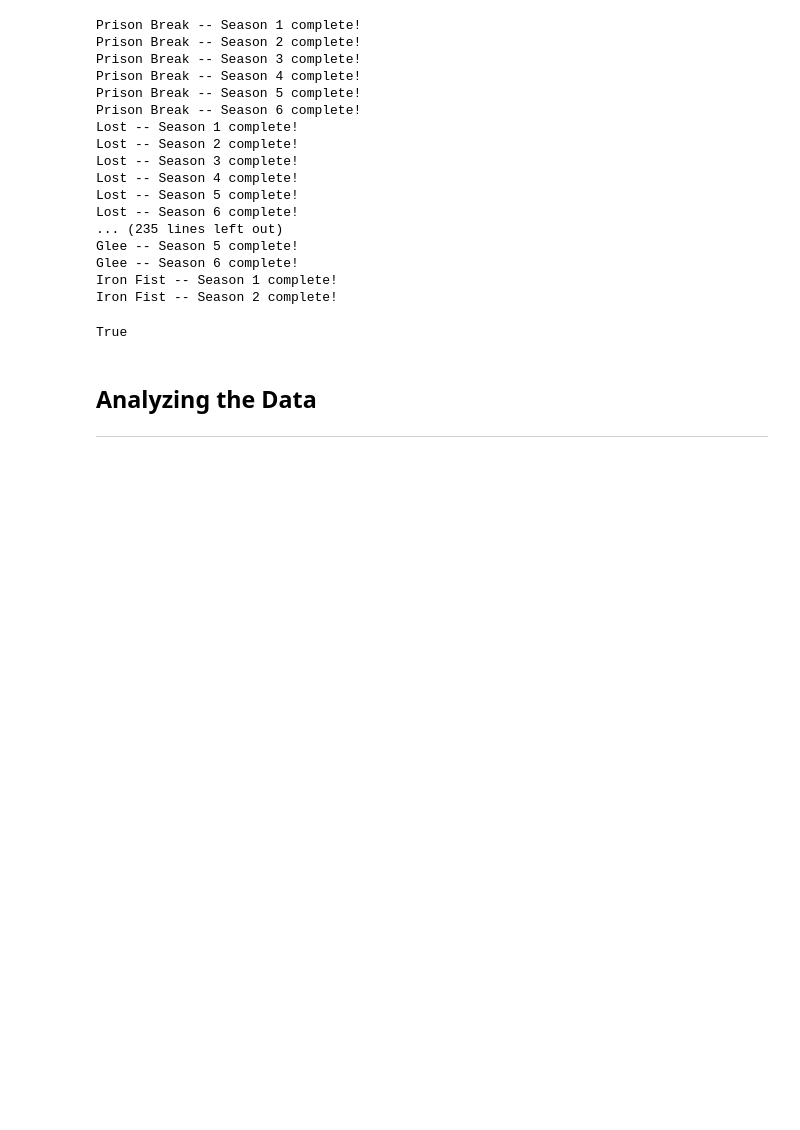
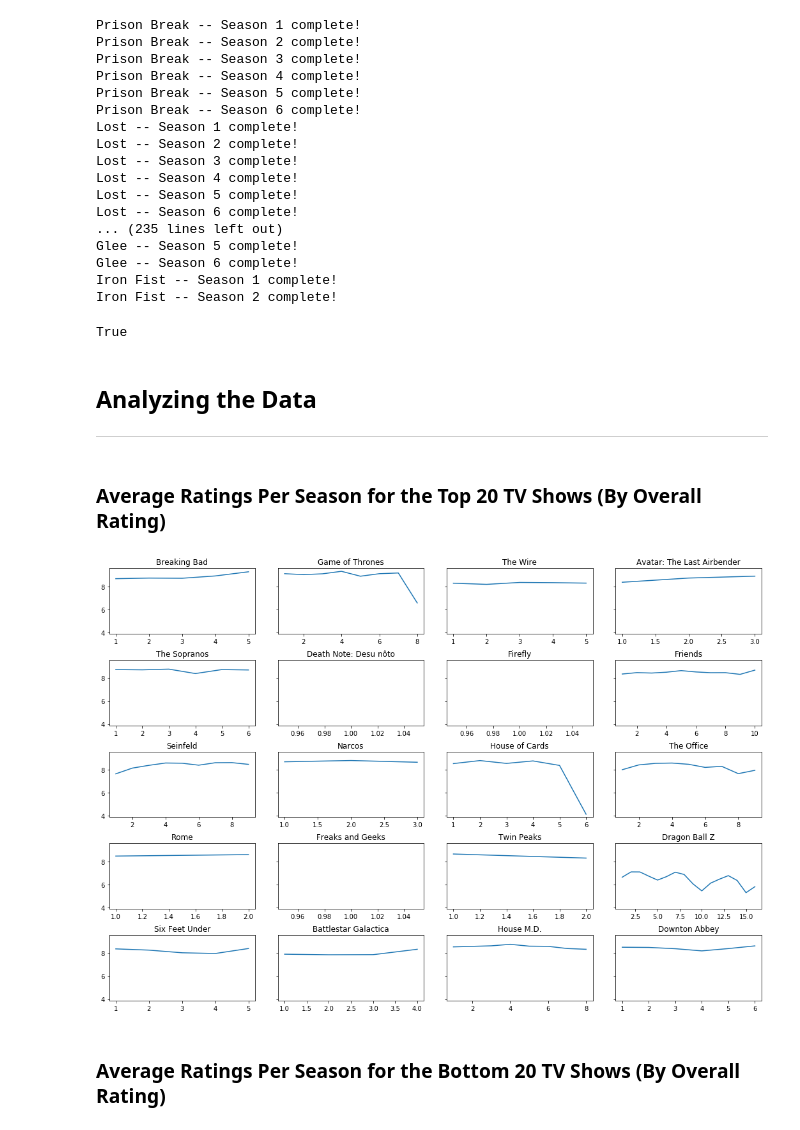
Before and after one commit to stefanjaro/tv-show-season-ratings, a Jupyter notebook: tv-show-season-ratings.ipynb, the cells around one changed output. Cells and saved outputs as stored; diff of their text form; code cells hidden in the pictures; blank space fills up the shorter version.

```diff
--- a/tv-show-season-ratings.ipynb
+++ b/tv-show-season-ratings.ipynb
@@ -260,5 +260,56 @@ only_rated.to_csv("only_rated_episodes.csv", index=False, encoding="utf-8")
 ## Analyzing the Data
 
 ---
+# %%
+# import backups
+
+# tv shows
+tv_shows = pd.read_csv("tv_shows.csv")
+complete_shows = tv_shows[tv_shows.status == True]
+complete_shows = complete_shows.reset_index(drop=True)
+
+# episode ratings
+only_rated = pd.read_csv("only_rated_episodes.csv", parse_dates=True)
+only_rated = only_rated.assign(formatted_date = pd.to_datetime(only_rated.episode_date))
+# %%
+# calculate the average rating per season for each tv show
+season_avg = only_rated.groupby(["show", "season_num"])["rating"].mean().reset_index()
+# %% [markdown]
+### Average Ratings Per Season for the Top 20 TV Shows (By Overall Rating)
+# %%
+# get top 20 tv shows
+top20_tv = complete_shows.sort_values("overall_rating", ascending=False)["title"].iloc[:20].tolist()
+# %%
+## FIX THIS -- MAKE IT NICER
+
+# plot the average rating per season for all shows
+
+# setup
+f, ax = plt.subplots(nrows=5, ncols=4, sharey=True)
+ax = ax.ravel()
+f.tight_layout(
+    h_pad=2,
+    w_pad=2
+)
+
+for pos, show in enumerate(top20_tv):
+    # plot
+    vis1 = sns.lineplot(
+        data=season_avg[season_avg.show == show],
+        x="season_num",
+        y="rating",
+        ax=ax[pos]
+    )
+
+    # label
+    vis1.set_title(show)
+    vis1.set_xlabel("")
+    vis1.set_ylabel("")
+
+plt.show()
+# %% [output]
+[figure, added]
+# %% [markdown]
+### Average Ratings Per Season for the Bottom 20 TV Shows (By Overall Rating)
 # %%
 # to-do
```
